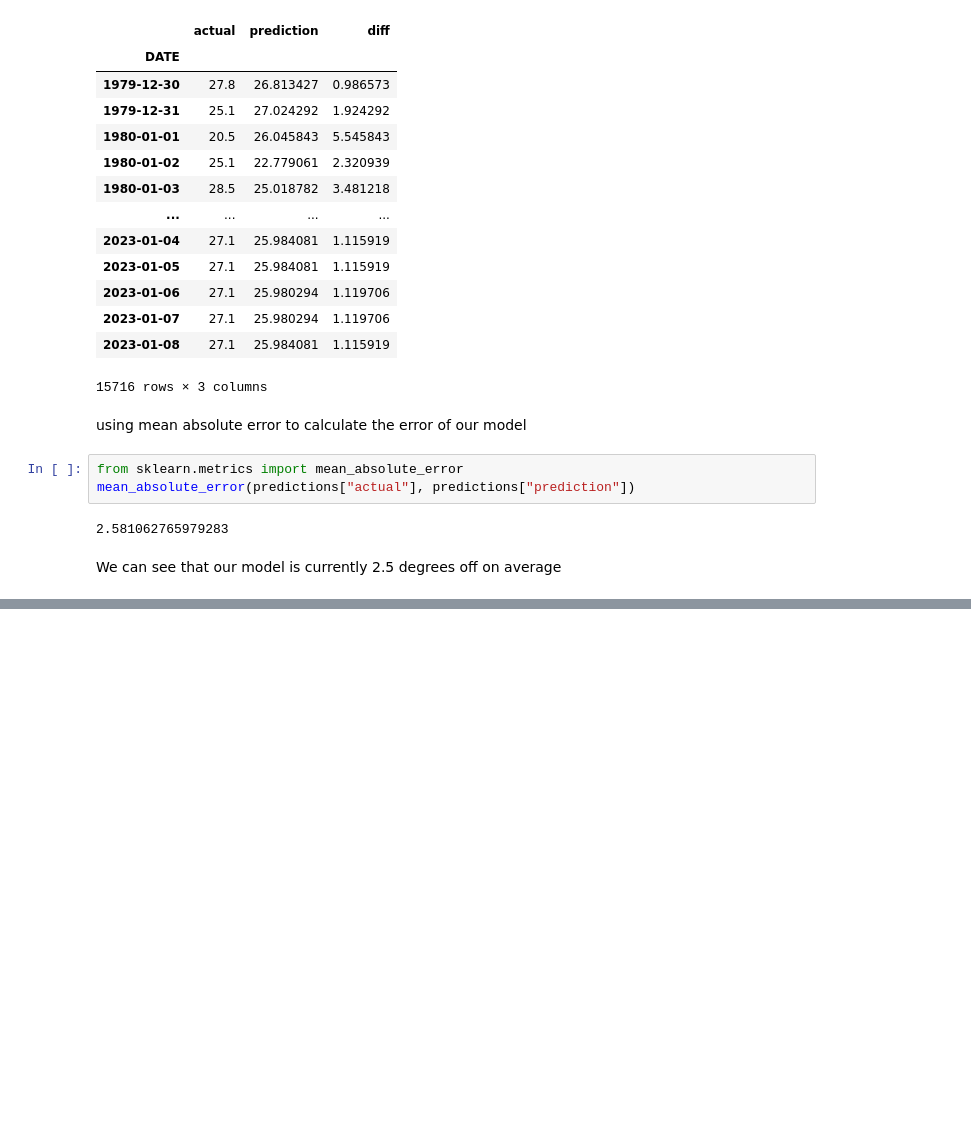
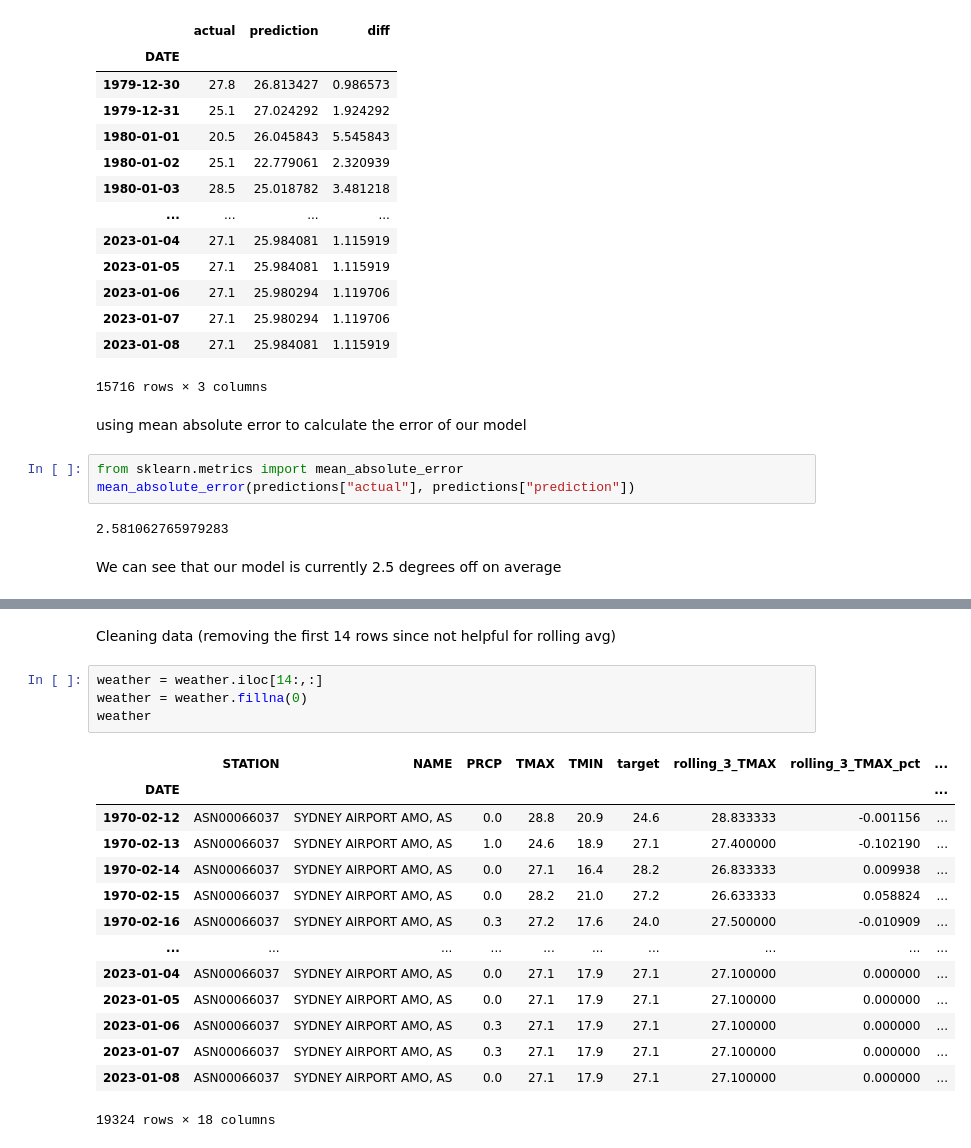
Before and after one commit to Shzmj/weather-predictor, a Jupyter notebook: weatherpredictor.ipynb, the cells around one changed output, grey strips where cells are left out. Saved outputs shown, nothing was run; the diff lists cells and outputs as text; blank space fills up the shorter version.

```diff
--- a/weatherpredictor.ipynb
+++ b/weatherpredictor.ipynb
@@ -243,0 +279,21 @@ We can see that our model is currently 2.5 degrees off on average
+# %% [markdown]
+Cleaning data (removing the first 14 rows since not helpful for rolling avg)
+# %%
+weather = weather.iloc[14:,:]
+weather = weather.fillna(0)
+weather
+# %% [output]
+|  | STATION | NAME | PRCP | TMAX | TMIN | target | rolling_3_TMAX | rolling_3_TMAX_pct | ... |
+| DATE |  |  |  |  |  |  |  |  | ... |
+| 1970-02-12 | ASN00066037 | SYDNEY AIRPORT AMO, AS | 0.0 | 28.8 | 20.9 | 24.6 | 28.833333 | -0.001156 | ... |
+| 1970-02-13 | ASN00066037 | SYDNEY AIRPORT AMO, AS | 1.0 | 24.6 | 18.9 | 27.1 | 27.400000 | -0.102190 | ... |
+| 1970-02-14 | ASN00066037 | SYDNEY AIRPORT AMO, AS | 0.0 | 27.1 | 16.4 | 28.2 | 26.833333 | 0.009938 | ... |
+| 1970-02-15 | ASN00066037 | SYDNEY AIRPORT AMO, AS | 0.0 | 28.2 | 21.0 | 27.2 | 26.633333 | 0.058824 | ... |
+| 1970-02-16 | ASN00066037 | SYDNEY AIRPORT AMO, AS | 0.3 | 27.2 | 17.6 | 24.0 | 27.500000 | -0.010909 | ... |
+| ... | ... | ... | ... | ... | ... | ... | ... | ... | ... |
+| 2023-01-04 | ASN00066037 | SYDNEY AIRPORT AMO, AS | 0.0 | 27.1 | 17.9 | 27.1 | 27.100000 | 0.000000 | ... |
+| 2023-01-05 | ASN00066037 | SYDNEY AIRPORT AMO, AS | 0.0 | 27.1 | 17.9 | 27.1 | 27.100000 | 0.000000 | ... |
+| 2023-01-06 | ASN00066037 | SYDNEY AIRPORT AMO, AS | 0.3 | 27.1 | 17.9 | 27.1 | 27.100000 | 0.000000 | ... |
+| 2023-01-07 | ASN00066037 | SYDNEY AIRPORT AMO, AS | 0.3 | 27.1 | 17.9 | 27.1 | 27.100000 | 0.000000 | ... |
+| 2023-01-08 | ASN00066037 | SYDNEY AIRPORT AMO, AS | 0.0 | 27.1 | 17.9 | 27.1 | 27.100000 | 0.000000 | ... |
+19324 rows × 18 columns
```
Also changed, not shown: parts of 10 cells of this notebook.
